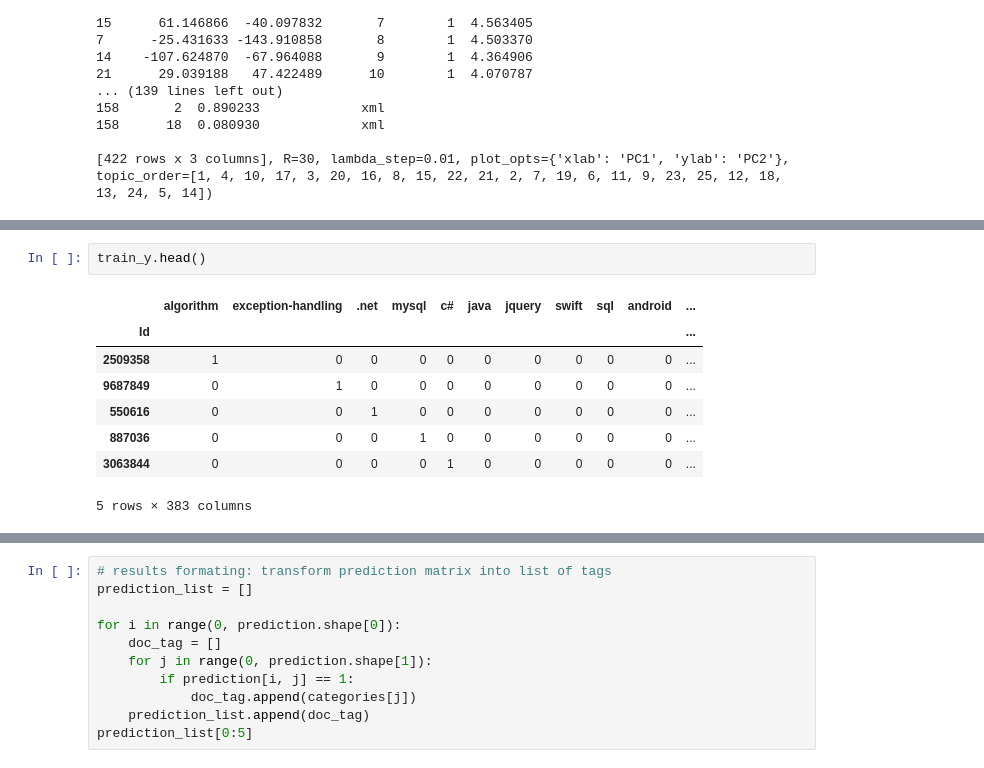
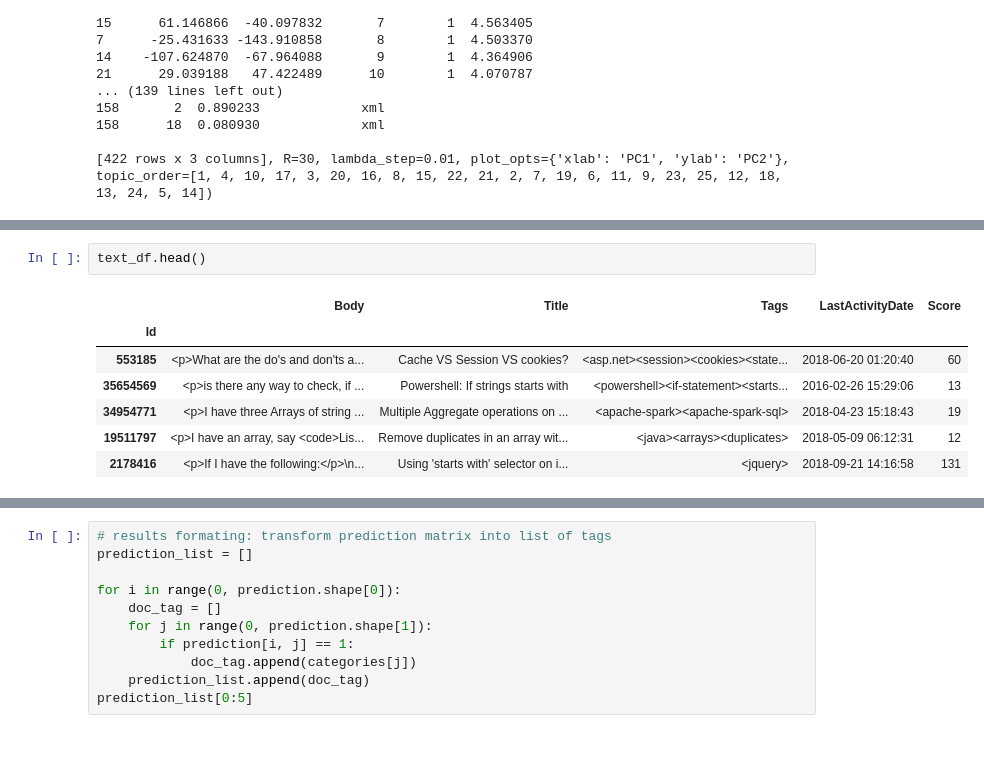
Before and after one commit to Umercia/NLP_Stackoverflow, a Jupyter notebook: Stackoverflow analysis.ipynb, the cells around one changed output, grey strips where cells are left out. Saved outputs shown, nothing was run; the diff lists cells and outputs as text.

```diff
--- a/Stackoverflow analysis.ipynb
+++ b/Stackoverflow analysis.ipynb
@@ -779,11 +790,10 @@ for idx in tags.index:
 # %%
-train_y.head()
+text_df.head()
 # %% [output]
-|  | algorithm | exception-handling | .net | mysql | c# | java | jquery | swift | sql | android | ... |
-| Id |  |  |  |  |  |  |  |  |  |  | ... |
-| 2509358 | 1 | 0 | 0 | 0 | 0 | 0 | 0 | 0 | 0 | 0 | ... |
-| 9687849 | 0 | 1 | 0 | 0 | 0 | 0 | 0 | 0 | 0 | 0 | ... |
-| 550616 | 0 | 0 | 1 | 0 | 0 | 0 | 0 | 0 | 0 | 0 | ... |
-| 887036 | 0 | 0 | 0 | 1 | 0 | 0 | 0 | 0 | 0 | 0 | ... |
-| 3063844 | 0 | 0 | 0 | 0 | 1 | 0 | 0 | 0 | 0 | 0 | ... |
+|  | Body | Title | Tags | LastActivityDate | Score |
+| Id |  |  |  |  |  |
+| 553185 | <p>What are the do's and don'ts a... | Cache VS Session VS cookies? | <asp.net><session><cookies><state... | 2018-06-20 01:20:40 | 60 |
+| 35654569 | <p>is there any way to check, if ... | Powershell: If strings starts with | <powershell><if-statement><starts... | 2016-02-26 15:29:06 | 13 |
+| 34954771 | <p>I have three Arrays of string ... | Multiple Aggregate operations on ... | <apache-spark><apache-spark-sql> | 2018-04-23 15:18:43 | 19 |
+| 19511797 | <p>I have an array, say <code>Lis... | Remove duplicates in an array wit... | <java><arrays><duplicates> | 2018-05-09 06:12:31 | 12 |
+| 2178416 | <p>If I have the following:</p>\n... | Using 'starts with' selector on i... | <jquery> | 2018-09-21 14:16:58 | 131 |
-5 rows × 383 columns
```
Also changed, not shown: parts of 47 cells of this notebook.
